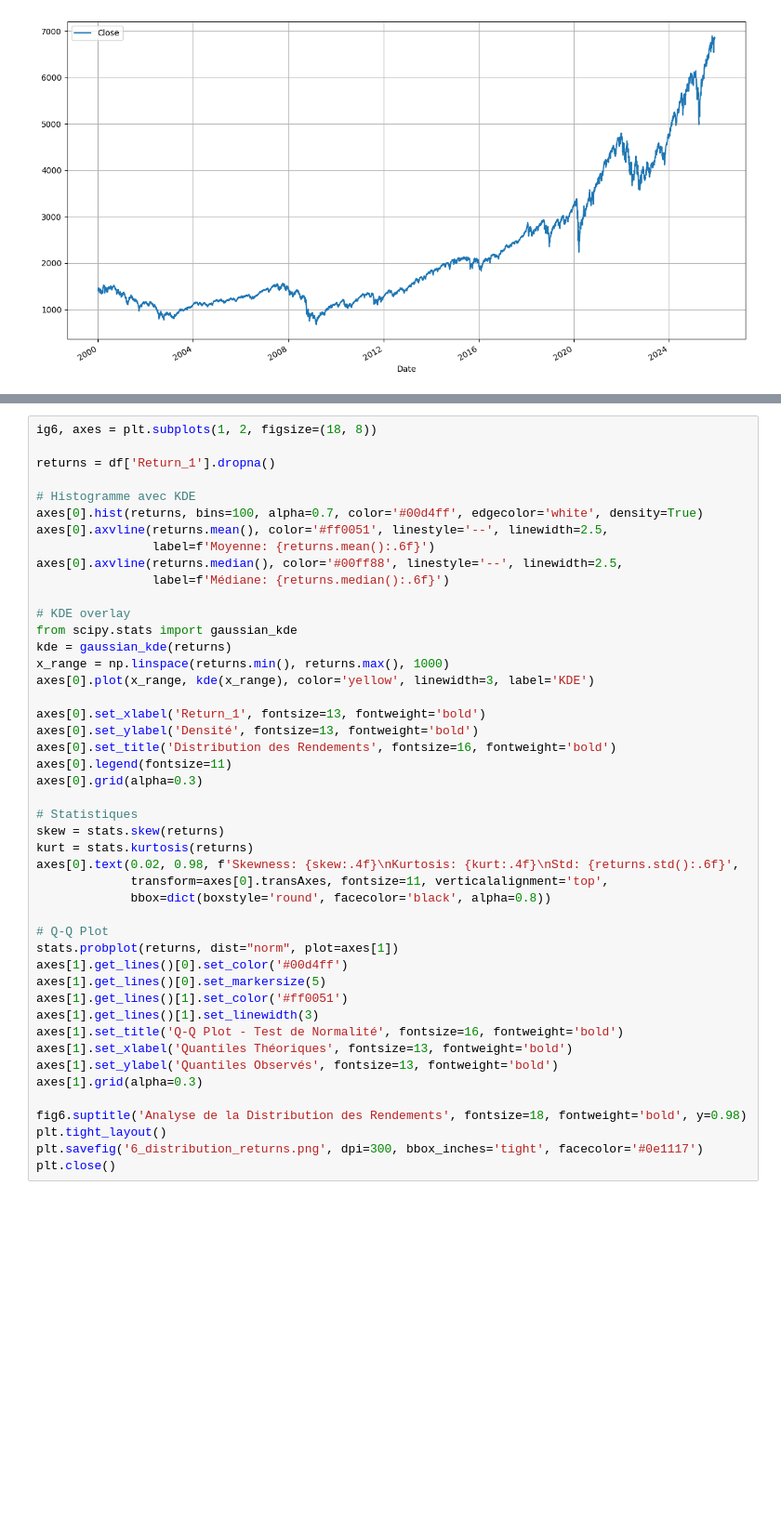
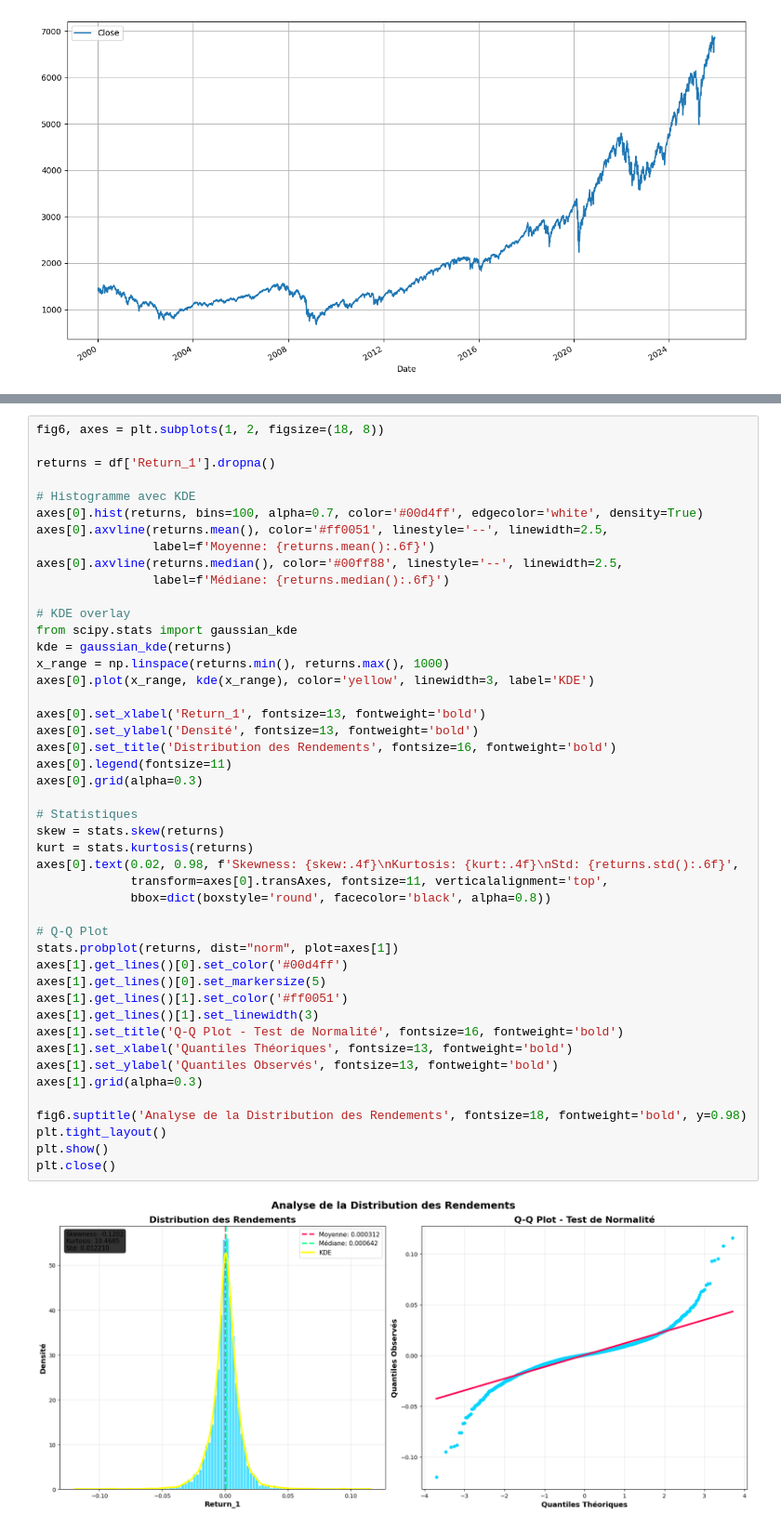
Before and after one commit to Samisb2002/Prevision-financiere, a Jupyter notebook: index .ipynb, the cells around one changed output, grey strips where cells are left out. Shown at 93% size. Cells and saved outputs as stored; diff of their text form; blank space fills up the shorter version.

```diff
--- a/index .ipynb
+++ b/index .ipynb
@@ -290,5 +311,5 @@ plt.close()
 # %%
-ig6, axes = plt.subplots(1, 2, figsize=(18, 8))
+fig6, axes = plt.subplots(1, 2, figsize=(18, 8))
 
 returns = df['Return_1'].dropna()
 
@@ -305,34 +326,36 @@ kde = gaussian_kde(returns)
 x_range = np.linspace(returns.min(), returns.max(), 1000)
 axes[0].plot(x_range, kde(x_range), color='yellow', linewidth=3, label='KDE')
 
 axes[0].set_xlabel('Return_1', fontsize=13, fontweight='bold')
 axes[0].set_ylabel('Densité', fontsize=13, fontweight='bold')
 axes[0].set_title('Distribution des Rendements', fontsize=16, fontweight='bold')
 axes[0].legend(fontsize=11)
 axes[0].grid(alpha=0.3)
 
 # Statistiques
 skew = stats.skew(returns)
 kurt = stats.kurtosis(returns)
 axes[0].text(0.02, 0.98, f'Skewness: {skew:.4f}\nKurtosis: {kurt:.4f}\nStd: {returns.std():.6f}',
              transform=axes[0].transAxes, fontsize=11, verticalalignment='top',
              bbox=dict(boxstyle='round', facecolor='black', alpha=0.8))
 
 # Q-Q Plot
 stats.probplot(returns, dist="norm", plot=axes[1])
 axes[1].get_lines()[0].set_color('#00d4ff')
 axes[1].get_lines()[0].set_markersize(5)
 axes[1].get_lines()[1].set_color('#ff0051')
 axes[1].get_lines()[1].set_linewidth(3)
 axes[1].set_title('Q-Q Plot - Test de Normalité', fontsize=16, fontweight='bold')
 axes[1].set_xlabel('Quantiles Théoriques', fontsize=13, fontweight='bold')
 axes[1].set_ylabel('Quantiles Observés', fontsize=13, fontweight='bold')
 axes[1].grid(alpha=0.3)
 
 fig6.suptitle('Analyse de la Distribution des Rendements', fontsize=18, fontweight='bold', y=0.98)
 plt.tight_layout()
-plt.savefig('6_distribution_returns.png', dpi=300, bbox_inches='tight', facecolor='#0e1117')
+plt.show()
 plt.close()
+# %% [output]
+[figure, added]
 # %%
 # ==============================================================================
 # GRAPHIQUE 7: AUTOCORRÉLATION (ACF + PACF)
```
Also changed, not shown: parts of 11 cells of this notebook.
